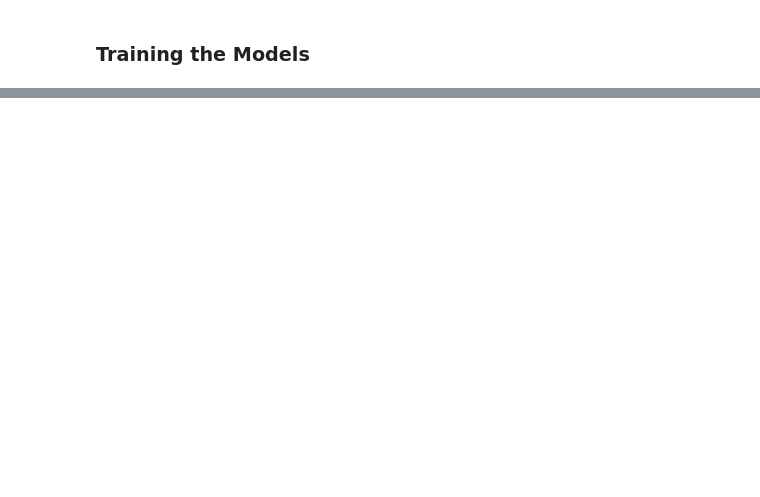
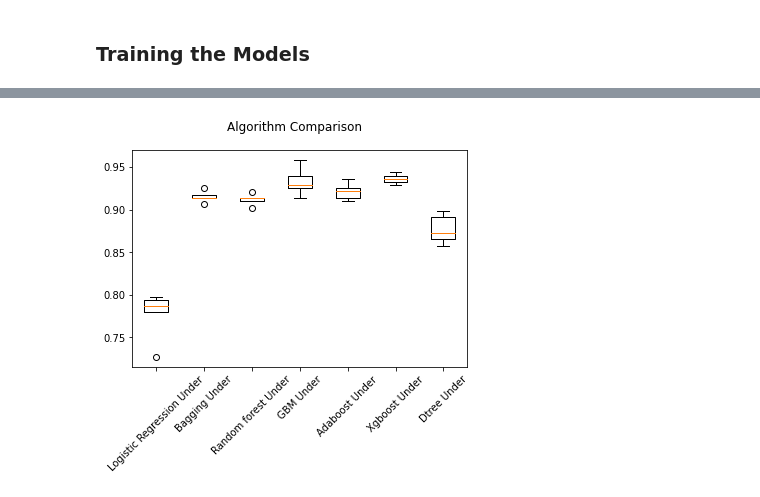
Before and after one commit to jarato123/AI-Class, a Jupyter notebook: Feature Selection, Model Selection and Tuning/fs-ms-tuning-final.ipynb, the cells around one changed output, grey strips where cells are left out. Cells and saved outputs as stored; diff of their text form; code cells hidden in the pictures; blank space fills up the shorter version.

```diff
--- a/Feature Selection, Model Selection and Tuning/fs-ms-tuning-final.ipynb
+++ b/Feature Selection, Model Selection and Tuning/fs-ms-tuning-final.ipynb
@@ -913,0 +975,4 @@ for name_over, model_over in models_over:
+# %%
+rus = RandomUnderSampler(random_state=1)
+X_train_un, y_train_un = rus.fit_resample(X_train, y_train)
+X_val_un, y_val_un = rus.fit_resample(X_val, y_val)
@@ -913,0 +1015,31 @@ for name_over, model_over in models_over:
+# %%
+models_un = [] # Empty list to store all the models
+
+# Appending models into the list
+models_un.append(('Logistic Regression Under', LogisticRegression(random_state=1)))
+models_un.append(("Bagging Under", BaggingClassifier(random_state=1)))
+models_un.append(("Random forest Under", RandomForestClassifier(random_state=1)))
+models_un.append(("GBM Under", GradientBoostingClassifier(random_state=1)))
+models_un.append(("Adaboost Under", AdaBoostClassifier(random_state=1)))
+models_un.append(("Xgboost Under", XGBClassifier(random_state=1, eval_metric="logloss")))
+models_un.append(("Dtree Under", DecisionTreeClassifier(random_state=1)))
+
+results_un = []  # Empty list to store all model's CV scores
+names_un = []  # Empty list to store name of the models
+scores_un = []
+
+# loop through all models to get the mean cross validated score
+print("\n" "Cross-Validation Performance:" "\n")
+for name_un, model_un in models_un:
+    cv_result_un = cross_val_score(estimator=model_un, X=X_train_un, y=y_train_un, scoring=scoring, cv=kfold)
+    results_un.append(cv_result_un)
+    names_un.append(name_un)
+    print("{}: {}".format(name_un, cv_result_un.mean() * 100))
+
+print("\n" "Validation Performance:" "\n")
+
+for name_un, model_un in models_un:
+    model_un.fit(X_train_un, y_train_un)
+    scores_un = accuracy_score(y_val_un, model.predict(X_val_un))
+    score.append(scores)
+    print("{}: {}".format(name_un, scores_un))
@@ -913,0 +1067,4 @@ for name_over, model_over in models_over:
+# %%
+cv_score_boxplot(results_un, names_un)
+# %% [output]
+[figure, added]
```
Also changed, not shown: parts of 31 cells of this notebook.
